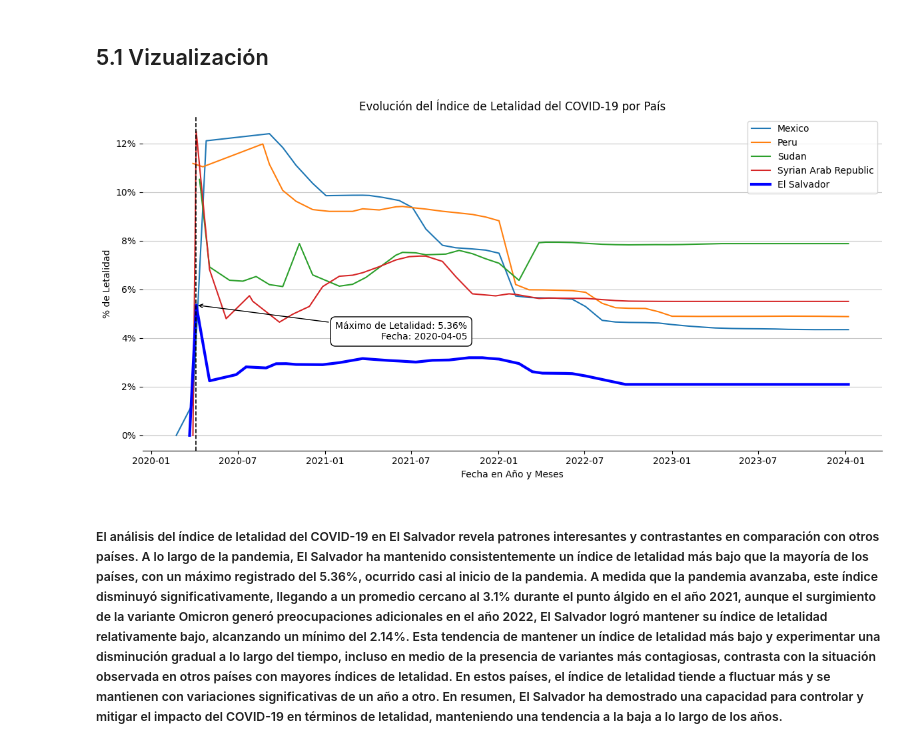
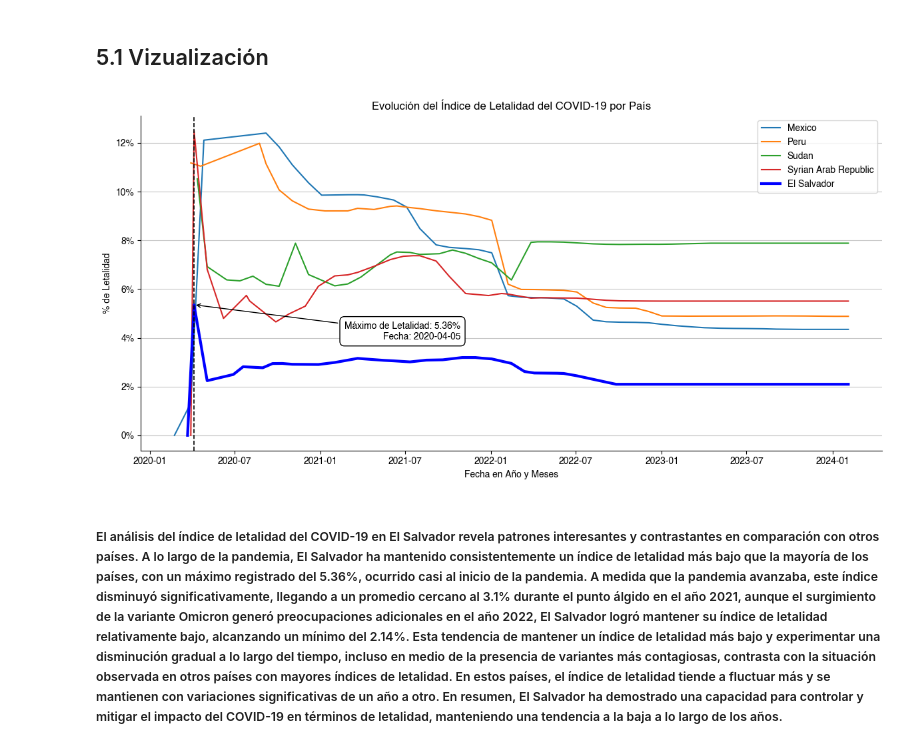
Before and after one commit to EdwinGarcia9/Covid19_Analyts, a Jupyter notebook: Covid19_Analytics.ipynb, the cells around one changed output. Saved outputs shown, nothing was run; the diff lists cells and outputs as text; code cells hidden in the pictures.

```diff
--- a/Covid19_Analytics.ipynb
+++ b/Covid19_Analytics.ipynb
@@ -676,35 +676,35 @@ for pais in result_final['Country'].unique():
     else:
         ax.plot(country_data['Date_reported'], country_data['lethality_rate'], label=pais)
 
 ax.spines['top'].set_visible(False)
 ax.spines['right'].set_visible(False)
-ax.spines['left'].set_visible(False)
+#ax.spines['left'].set_visible(False)
 
 ax.grid(axis='y', linestyle='-', alpha=0.7)
 ax.legend()
 
 ax.set_xlabel('Fecha en Año y Meses')
 ax.set_ylabel('% de Letalidad')
 ax.set_yticks(range(0, 13, 2))
 ax.set_yticklabels([f'{tick}%' for tick in range(0, 13, 2)])
 
 # Agregar anotación para El Salvador en el punto máximo de letalidad
 ax.annotate(f'Máximo de Letalidad: {max_lr_salvador["lethality_rate"]:.2f}%\nFecha: {max_lr_salvador["Date_reported"].strftime("%Y-%m-%d")}',
             xy=(max_lr_salvador["Date_reported"], max_lr_salvador["lethality_rate"]),
             xytext=(max_lr_salvador["Date_reported"] - pd.Timedelta(days=-570), max_lr_salvador["lethality_rate"] - 1.5),
             arrowprops=dict(facecolor='black', arrowstyle='->'),
             fontsize=10,
             horizontalalignment='right',
             verticalalignment='bottom',
             bbox=dict(facecolor='white', edgecolor='black', boxstyle='round,pad=0.5'))
 
 ax.axvline(x=max_lr_salvador["Date_reported"], color='black', linestyle='--', linewidth=1.2)
 plt.title('Evolución del Índice de Letalidad del COVID-19 por País')
 plt.tight_layout()
 
 plt.show()
 # %% [output]
-[figure, old version]
+[figure, new version]
 # %% [markdown]
 ##### El análisis del índice de letalidad del COVID-19 en El Salvador revela patrones interesantes y contrastantes en comparación con otros países. A lo largo de la pandemia, El Salvador ha mantenido consistentemente un índice de letalidad más bajo que la mayoría de los países, con un máximo registrado del 5.36%, ocurrido casi al inicio de la pandemia. A medida que la pandemia avanzaba, este índice disminuyó significativamente, llegando a un promedio cercano al 3.1% durante el punto álgido en el año 2021, aunque el surgimiento de la variante Omicron generó preocupaciones adicionales en el año 2022, El Salvador logró mantener su índice de letalidad relativamente bajo, alcanzando un mínimo del 2.14%. Esta tendencia de mantener un índice de letalidad más bajo y experimentar una disminución gradual a lo largo del tiempo, incluso en medio de la presencia de variantes más contagiosas, contrasta con la situación observada en otros países con mayores índices de letalidad. En estos países, el índice de letalidad tiende a fluctuar más y se mantienen con variaciones significativas de un año a otro. En resumen, El Salvador ha demostrado una capacidad para controlar y mitigar el impacto del COVID-19 en términos de letalidad, manteniendo una tendencia a la baja a lo largo de los años.
 # %% [markdown]
```
Also changed, not shown: parts of 26 cells of this notebook.
